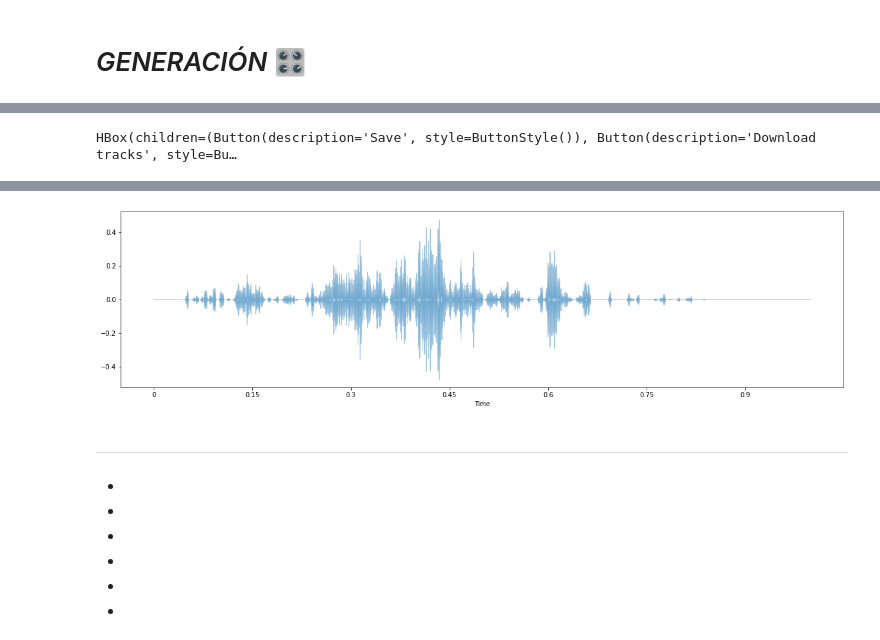
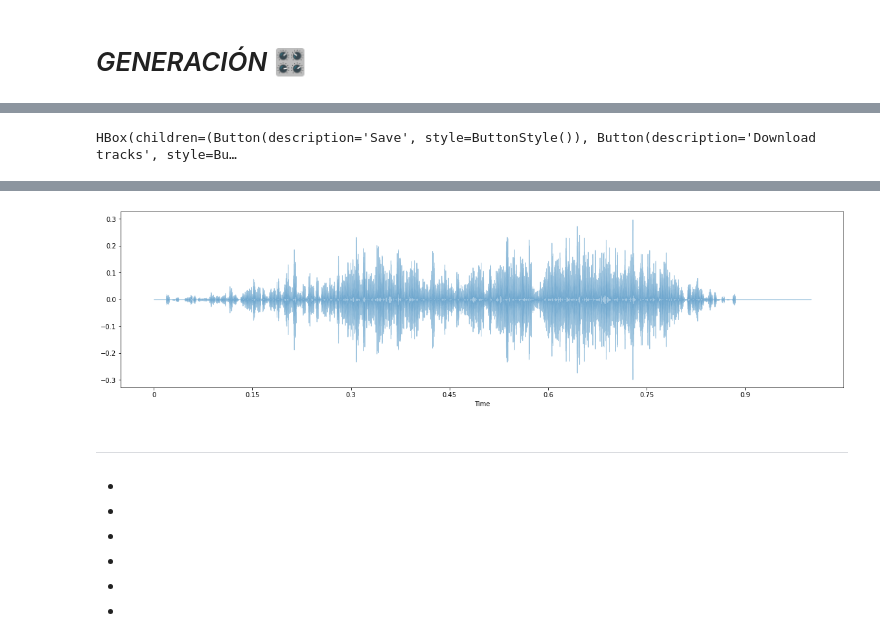
Before and after one commit to mezaga/ACIML-prototype, a Jupyter notebook: ACIML_prototype_lab.ipynb, the cells around one changed output, grey strips where cells are left out. Cells and saved outputs as stored; diff of their text form; code cells hidden in the pictures.

```diff
--- a/ACIML_prototype_lab.ipynb
+++ b/ACIML_prototype_lab.ipynb
@@ -627,7 +627,7 @@ Successfully installed ffmpeg-python-0.2.0
 from sklearn import preprocessing
 from google.colab import files
 
-dropdown = 'Crear' #@param ["Crear","Subir archivos","Grabar"]
+dropdown = 'Grabar' #@param ["Crear","Subir archivos","Grabar"]
 '''
 if dropdown == 'Subir archivos':
 
@@ -1120,11 +1120,13 @@ Tab(children=(HBox(children=(Output(),)), HBox(children=(Output(),))), _titles={
 # %%
 #@title Exploración y generación { run: "auto" }
+#@markdown Escribe el nombre del id
+
 import soundfile as sf
 from google.colab import files
 import os
 
-audio_id = 'rec5' #@param {type:"string"}
-audio_id2 = 'rec2' #@param {type:"string"}
+audio_id = 'fm_2' #@param {type:"string"}
+audio_id2 = 'fm_3' #@param {type:"string"}
 gen_c = 0
 porcentaje_de_cambio = 5 #@param {type:"slider", min:1, max:10, step:1}
 fig, ax = plt.subplots()
@@ -1187,7 +1189,7 @@ display(botons, output)
 [interactive output not drawn]
 HBox(children=(Button(description='Save', style=ButtonStyle()), Button(description='Download tracks', style=Bu…
 [interactive output not drawn]
-[figure, old version]
+[figure, new version]
 # %% [markdown]
 ******
 *
```
Also changed, not shown: parts of 8 cells of this notebook.
